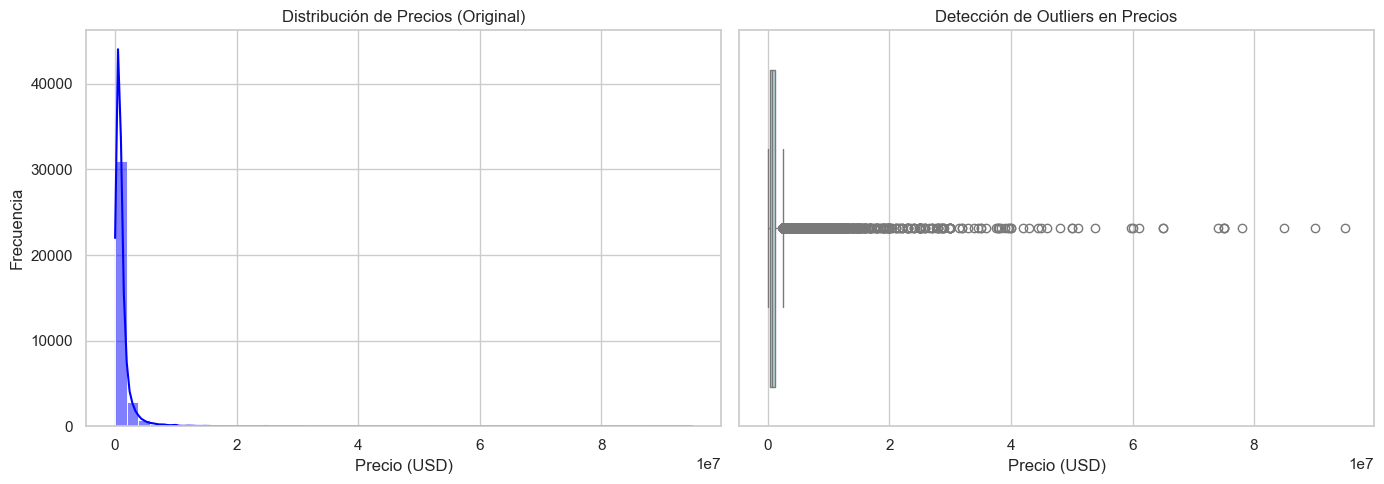
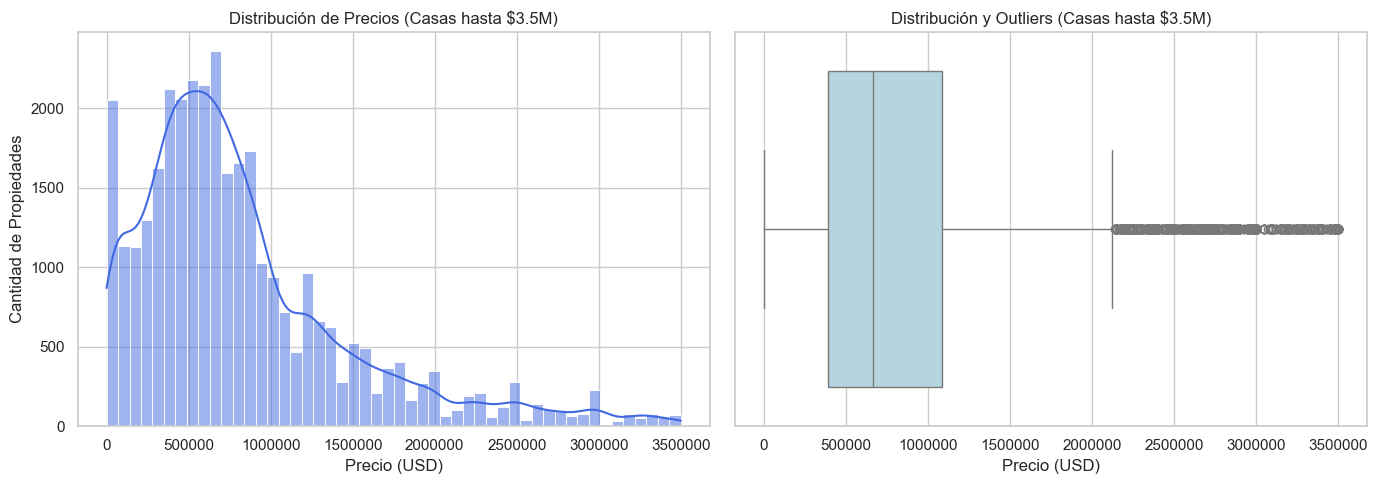
Unified diff of the notebook cell whose output changed from the first chart to the second:
--- before
+++ after
@@ -1,19 +1,25 @@
 fig, axes = plt.subplots(1, 2, figsize=(14, 5))
 
-# Histograma para ver la distribución
-sns.histplot(df_clean['price'], bins=50, kde=True, color='blue', ax=axes[0])
-axes[0].set_title('Distribución de Precios (Original)')
+# 1. Definimos un límite visual (ej. 3.5 millones) para hacer "zoom" en el mercado normal
+limite_zoom = 3500000 
+datos_zoom = df_clean[df_clean['price'] < limite_zoom]
+
+# Gráfico 1: Histograma enfocado
+sns.histplot(datos_zoom['price'], bins=50, kde=True, color='royalblue', ax=axes[0])
+axes[0].set_title('Distribución de Precios (Casas hasta $3.5M)')
 axes[0].set_xlabel('Precio (USD)')
-axes[0].set_ylabel('Frecuencia')
+axes[0].set_ylabel('Cantidad de Propiedades')
+# Esta línea APAGA la notación científica (el 1e7 molesto)
+axes[0].ticklabel_format(style='plain', axis='x')
 
-# Boxplot para detectar valores atípicos (outliers)
-sns.boxplot(x=df_clean['price'], color='lightblue', ax=axes[1])
-axes[1].set_title('Detección de Outliers en Precios')
+# Gráfico 2: Boxplot enfocado
+sns.boxplot(x=datos_zoom['price'], color='lightblue', ax=axes[1])
+axes[1].set_title('Distribución y Outliers (Casas hasta $3.5M)')
 axes[1].set_xlabel('Precio (USD)')
+# Apagamos la notación científica también aquí
+axes[1].ticklabel_format(style='plain', axis='x')
 
 plt.tight_layout()
 plt.show()
 
-# Aplicamos un filtro temporal para visualizar mejor los patrones del mercado general
-# (Excluyendo propiedades atípicas de decenas de millones)
 df_filtered = df_clean[df_clean['price'] < 5000000]

Commit: feat: cambios en graficos del eda para mejorar su comprenseion